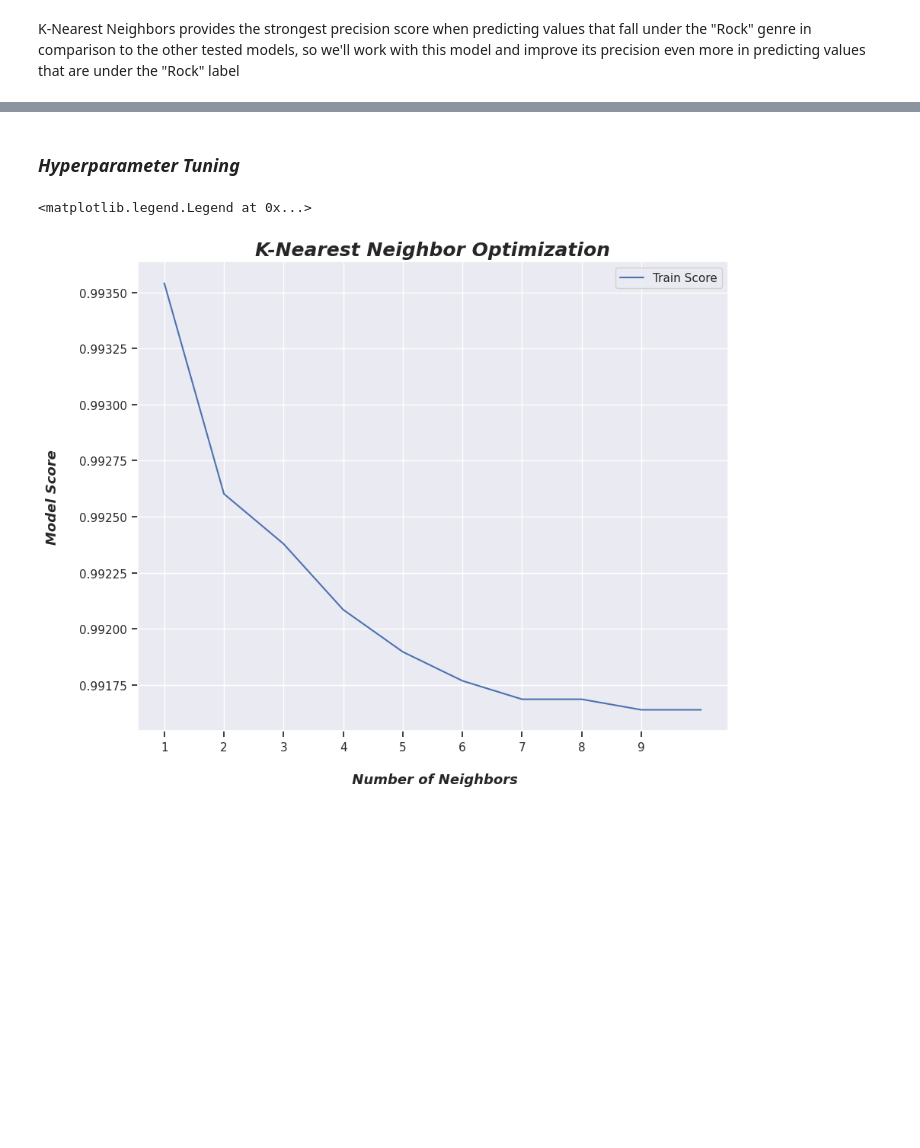
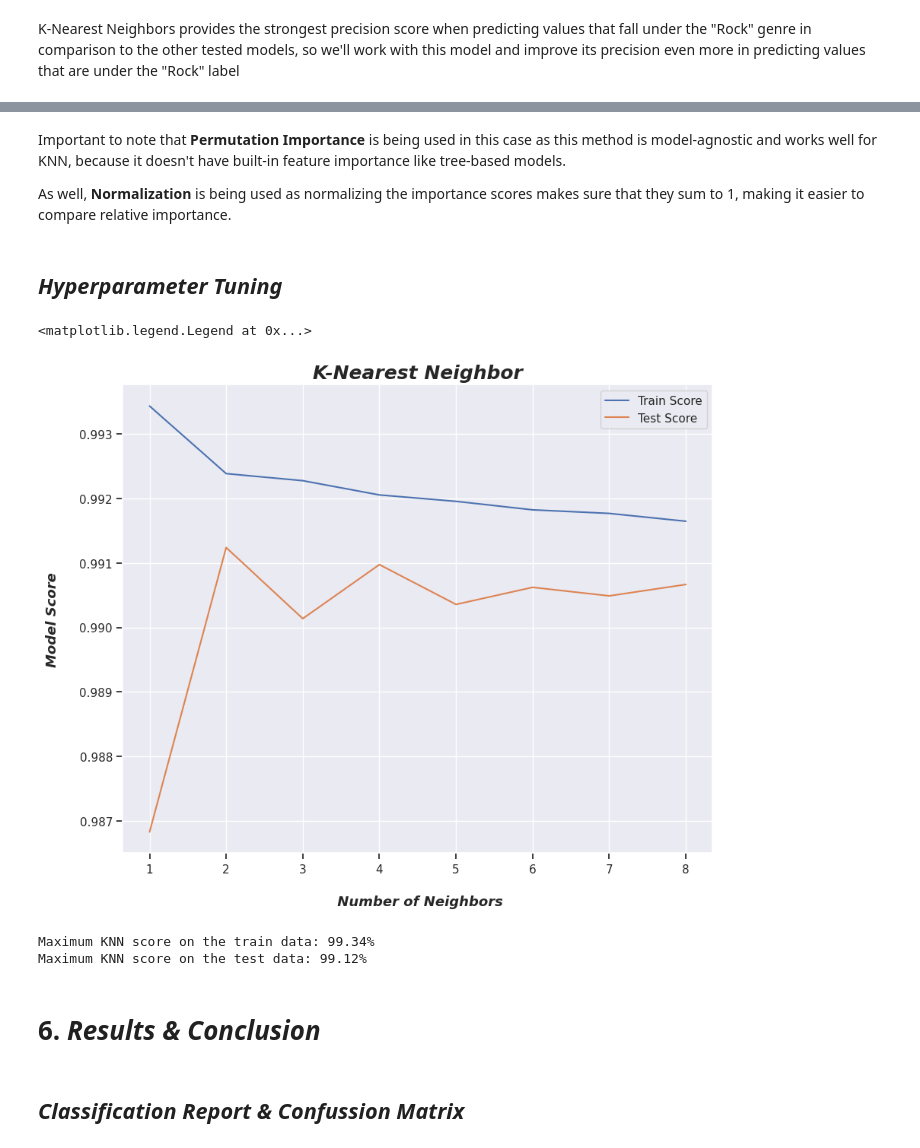
Before and after one commit to RafaelJMinaya/Spotify-Music-Genre-Classification, a Jupyter notebook: spotify-music-genre-classification.ipynb, the cells around one changed output, grey strips where cells are left out. Cells and saved outputs as stored; diff of their text form; code cells hidden in the pictures; blank space fills up the shorter version.

```diff
--- a/spotify-music-genre-classification.ipynb
+++ b/spotify-music-genre-classification.ipynb
@@ -497,31 +542,46 @@ K-Nearest Neighbors provides the strongest precision score when predicting value
+# %% [markdown]
+Important to note that **Permutation Importance** is being used in this case as this method is model-agnostic and works well for KNN, because it doesn't have built-in feature importance like tree-based models.
+
+As well, **Normalization** is being used as normalizing the importance scores makes sure that they sum to 1, making it easier to compare relative importance.
 # %% [markdown]
-### *Hyperparameter Tuning*
+## *Hyperparameter Tuning*
 # %%
 train_score = []
 test_score = []
-neighbors = range(1, 11)
+neighbors = range(1, 9)
 
 for k in neighbors:
     knn = KNeighborsClassifier(n_neighbors=k)
     knn.fit(X_train, y_train)
     train_score.append(accuracy_score(y_train, knn.predict(X_train)))
     test_score.append(accuracy_score(y_test, knn.predict(X_test)))
+
+
+#Plotting
+plt.figure(figsize=(10, 8))
+plt.plot(neighbors, train_score, label='Train Score')
+plt.plot(neighbors, test_score, label="Test Score")
+
+
+plt.title('K-Nearest Neighbor', fontweight='bold', fontstyle='oblique', fontsize=18)
+plt.xlabel('\n Number of Neighbors', fontweight='bold', fontstyle='oblique', fontsize=13)
+plt.ylabel('Model Score\n', fontweight='bold', fontstyle='oblique', fontsize=13)
+plt.tick_params(bottom=True, left=True)
+plt.xticks(np.arange(1, 9, 1))
+plt.legend()
+# %% [output]
+<matplotlib.legend.Legend at 0x...>
+[figure, added]
-# %%
-plt.figure(figsize=(10, 8))
-
-plt.plot(neighbors, train_score, label='Train Score')
-#plt.plot(neighbors, test_score, label="Test Score")
-plt.title('K-Nearest Neighbor Optimization', fontweight='bold', fontstyle='oblique', fontsize=18)
-plt.xlabel('\n Number of Neighbors', fontweight='bold', fontstyle='oblique', fontsize=13)
-plt.ylabel('Model Score\n', fontweight='bold', fontstyle='oblique', fontsize=13)
-plt.tick_params(bottom=True, left=True)
-plt.xticks(np.arange(1, 10, 1))
-plt.legend()
-
-#print(f"Maximum KNN score on the test data: {max(train_score)*100:.2f}%")
-# %% [output]
-<matplotlib.legend.Legend at 0x...>
-[figure, removed]
+# %%
+print(f"Maximum KNN score on the train data: {max(train_score)*100:.2f}%")
+print(f"Maximum KNN score on the test data: {max(test_score)*100:.2f}%")
+# %% [output]
+Maximum KNN score on the train data: 99.34%
+Maximum KNN score on the test data: 99.12%
+# %% [markdown]
+# 6. ***Results & Conclusion***
+# %% [markdown]
+## *Classification Report & Confussion Matrix*
 # %%
 def print_score(clf, X_train, y_train, X_test, y_test, train=True):
     if train:
```
Also changed, not shown: parts of 13 cells of this notebook.
